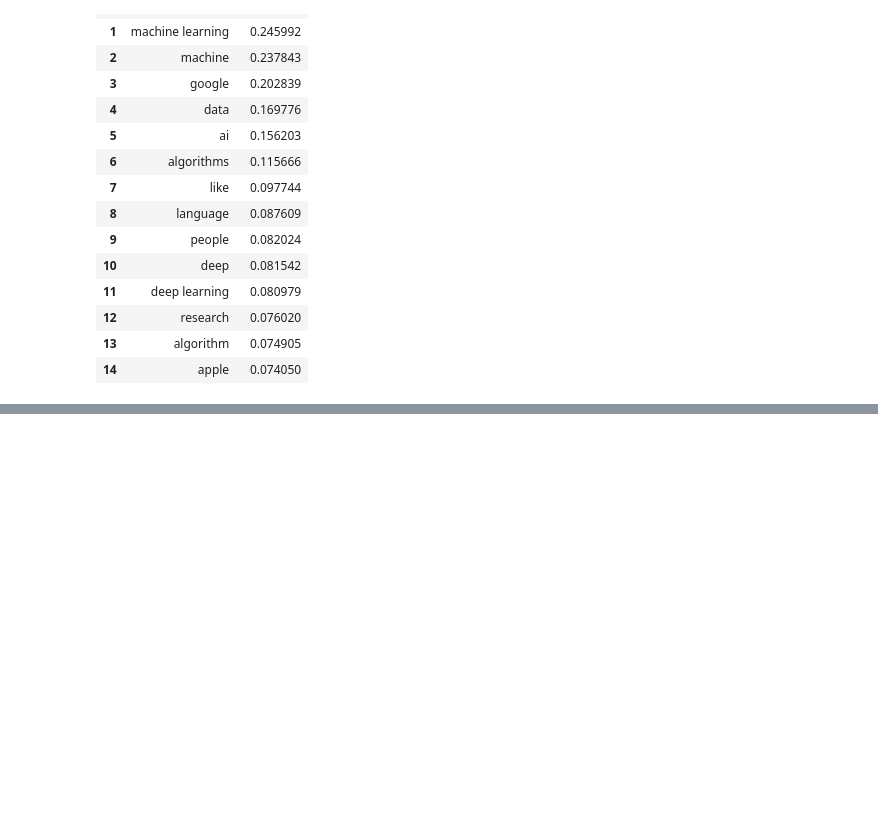
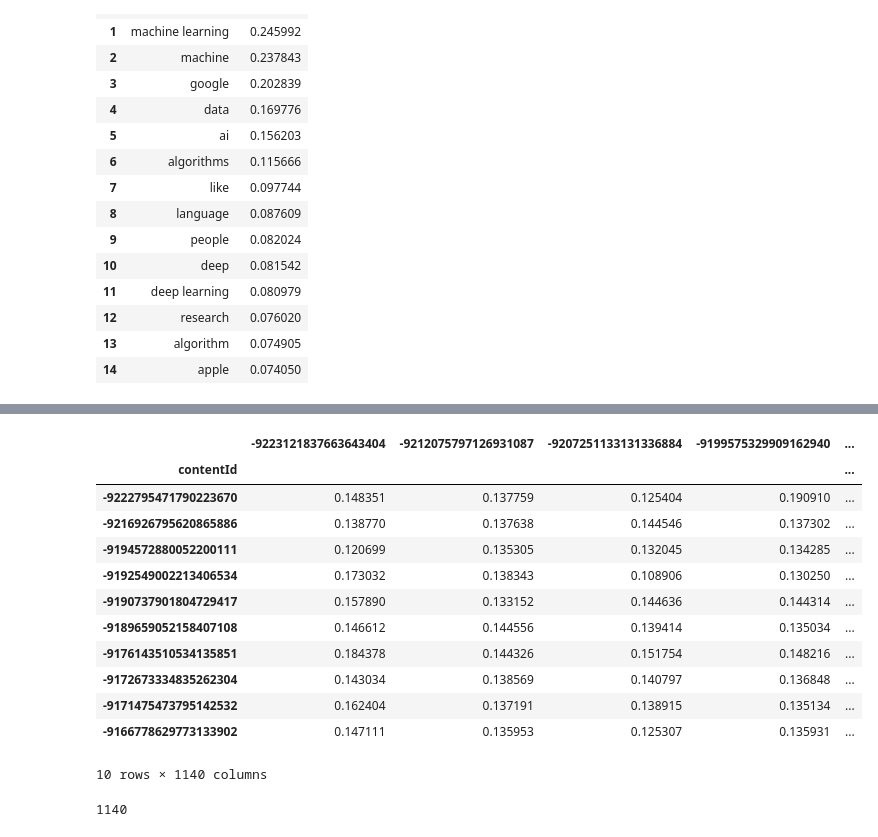
Before and after one commit to JIPiration/kaggles, a Jupyter notebook: Dataset_articles-sharing-and-reading-from-CI&T-DeskDrop/03_recommender-systems-in-python-101.ipynb, the cells around one changed output, grey strips where cells are left out. Drawn from its saved outputs; the diff is of its cells as text; code cells hidden in the pictures; blank space fills up the shorter version.

```diff
--- a/Dataset_articles-sharing-and-reading-from-CI&T-DeskDrop/03_recommender-systems-in-python-101.ipynb
+++ b/Dataset_articles-sharing-and-reading-from-CI&T-DeskDrop/03_recommender-systems-in-python-101.ipynb
@@ -622,0 +717,6 @@ content_based_recommender_model = ContentBasedRecommender(articles_df)
+# %%
+#The number of factors to factor the user-item matrix
+NUMBER_OF_FACTORS_MF = 15
+#Performs matrix factorization of the original user item matrix
+#U, sigman, Vt = svds(users_items_pivot_matrix, k=NUMBER_OF_FACTORS_MF)
+U, sigma, Vt = svds(users_items_pivot_sparse_matrix, k = NUMBER_OF_FACTORS_MF)
@@ -622,0 +731,3 @@ content_based_recommender_model = ContentBasedRecommender(articles_df)
+# %%
+sigma = np.diag(sigma)
+sigma.shape
@@ -622,0 +738,3 @@ content_based_recommender_model = ContentBasedRecommender(articles_df)
+# %%
+all_user_predicted_ratings = np.dot(np.dot(U, sigma), Vt)
+all_user_predicted_ratings
@@ -622,0 +755,26 @@ content_based_recommender_model = ContentBasedRecommender(articles_df)
+# %%
+all_user_predicted_ratings_norm = (all_user_predicted_ratings - all_user_predicted_ratings.min() /
+                                 (all_user_predicted_ratings.max() - all_user_predicted_ratings.min()))
+# %%
+#Converting the reconstructed matrix back to a Pandas dataframe
+cf_preds_df = pd.DataFrame(all_user_predicted_ratings_norm, columns=users_items_pivot_matrix_df.columns,
+                          index=users_ids).transpose()
+cf_preds_df.head(10)
+# %% [output]
+|  | -9223121837663643404 | -9212075797126931087 | -9207251133131336884 | -9199575329909162940 | ... |
+| contentId |  |  |  |  | ... |
+| -9222795471790223670 | 0.148351 | 0.137759 | 0.125404 | 0.190910 | ... |
+| -9216926795620865886 | 0.138770 | 0.137638 | 0.144546 | 0.137302 | ... |
+| -9194572880052200111 | 0.120699 | 0.135305 | 0.132045 | 0.134285 | ... |
+| -9192549002213406534 | 0.173032 | 0.138343 | 0.108906 | 0.130250 | ... |
+| -9190737901804729417 | 0.157890 | 0.133152 | 0.144636 | 0.144314 | ... |
+| -9189659052158407108 | 0.146612 | 0.144556 | 0.139414 | 0.135034 | ... |
+| -9176143510534135851 | 0.184378 | 0.144326 | 0.151754 | 0.148216 | ... |
+| -9172673334835262304 | 0.143034 | 0.138569 | 0.140797 | 0.136848 | ... |
+| -9171475473795142532 | 0.162404 | 0.137191 | 0.138915 | 0.135134 | ... |
+| -9166778629773133902 | 0.147111 | 0.135953 | 0.125307 | 0.135931 | ... |
+10 rows × 1140 columns
+# %%
+len(cf_preds_df.columns)
+# %% [output]
+1140
```
Also changed, not shown: parts of 17 cells of this notebook.
